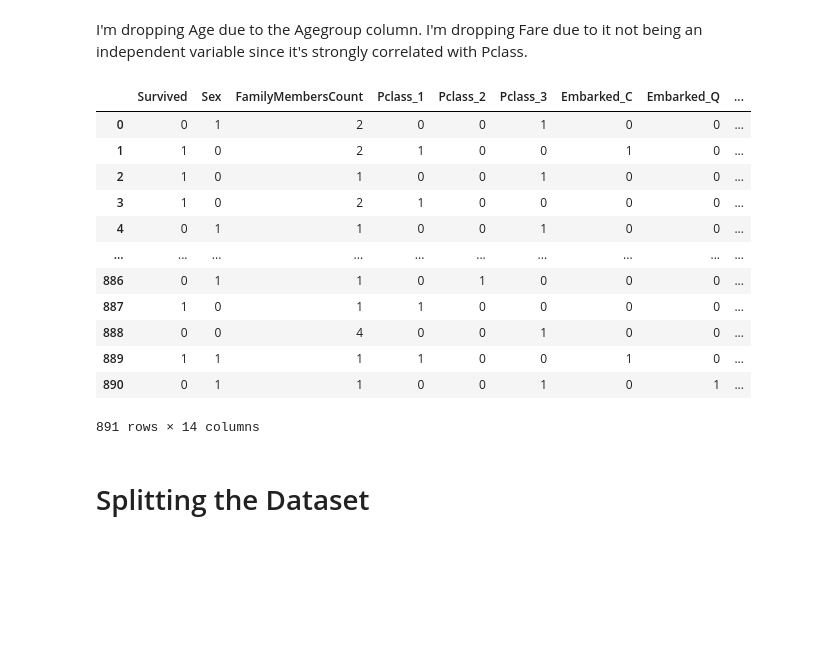
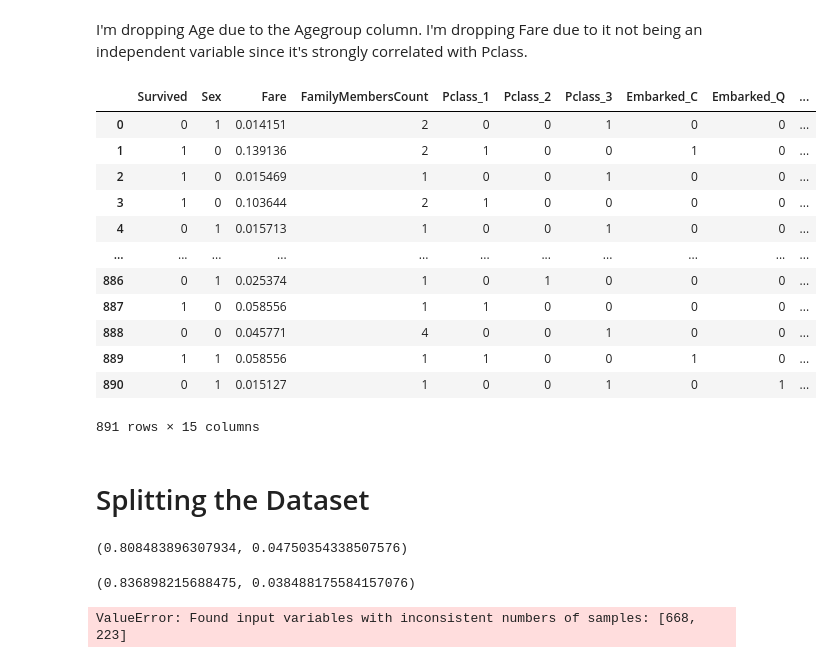
Before and after one commit to Markuski2023/MLGit, a Jupyter notebook: classification.ipynb, the cells around one changed output. Cells and saved outputs as stored; diff of their text form; code cells hidden in the pictures; blank space fills up the shorter version.

```diff
--- a/classification.ipynb
+++ b/classification.ipynb
@@ -254,8 +254,6 @@ def bins(df): # This is kind of feature engineering as well
     return df
 
 def min_max_normalizing(df):
-    df['Age'] = (df['Age'] - df['Age'].min()) / \
-                      (df['Age'].max() - df['Age'].min())
     df['Fare'] = (df['Fare'] - df['Fare'].min()) / \
                       (df['Fare'].max() - df['Fare'].min())
 
@@ -268,6 +266,6 @@ def z_score_normalizing(df):
 
     return df
 
-df = bins(df)
+df = min_max_normalizing(df)
 df
 # %% [output]
@@ -306,6 +304,13 @@ df[['Parch', 'SibSp', 'FamilyMembersCount']]
 | 889 | 0 | 0 | 1 |
 | 890 | 0 | 0 | 1 |
 891 rows × 3 columns
+# %%
+df['AgeGroup'] = 0
+df.loc[df['Age'] < 16.336, 'AgeGroup' ] = 0
+df.loc[(df['Age'] >= 16.336) & (df['Age'] < 32.252), 'AgeGroup'] = 1
+df.loc[(df['Age'] >= 32.252) & (df['Age'] < 48.168), 'AgeGroup'] = 2
+df.loc[(df['Age'] >= 48.168) & (df['Age'] < 64.084), 'AgeGroup'] = 3
+df.loc[df['Age'] >= 64.084, 'AgeGroup'] = 4
 # %%
 # Drop columns no longer used after feature engineering
 df = df.drop(['Parch', 'SibSp'], axis=1)
@@ -471,21 +491,21 @@ This heatmap is a clear indicator that Gender plays a major role in someone's ch
 I'm dropping Age due to the Agegroup column.
 I'm dropping Fare due to it not being an independent variable since it's strongly correlated with Pclass.
 # %%
-df = df.drop(columns=['Age', 'Fare'])
+df = df.drop(columns=['Age'])
 df
 # %% [output]
-|  | Survived | Sex | FamilyMembersCount | Pclass_1 | Pclass_2 | Pclass_3 | Embarked_C | Embarked_Q | ... |
-| 0 | 0 | 1 | 2 | 0 | 0 | 1 | 0 | 0 | ... |
-| 1 | 1 | 0 | 2 | 1 | 0 | 0 | 1 | 0 | ... |
-| 2 | 1 | 0 | 1 | 0 | 0 | 1 | 0 | 0 | ... |
-| 3 | 1 | 0 | 2 | 1 | 0 | 0 | 0 | 0 | ... |
-| 4 | 0 | 1 | 1 | 0 | 0 | 1 | 0 | 0 | ... |
-| ... | ... | ... | ... | ... | ... | ... | ... | ... | ... |
-| 886 | 0 | 1 | 1 | 0 | 1 | 0 | 0 | 0 | ... |
-| 887 | 1 | 0 | 1 | 1 | 0 | 0 | 0 | 0 | ... |
-| 888 | 0 | 0 | 4 | 0 | 0 | 1 | 0 | 0 | ... |
-| 889 | 1 | 1 | 1 | 1 | 0 | 0 | 1 | 0 | ... |
-| 890 | 0 | 1 | 1 | 0 | 0 | 1 | 0 | 1 | ... |
+|  | Survived | Sex | Fare | FamilyMembersCount | Pclass_1 | Pclass_2 | Pclass_3 | Embarked_C | Embarked_Q | ... |
+| 0 | 0 | 1 | 0.014151 | 2 | 0 | 0 | 1 | 0 | 0 | ... |
+| 1 | 1 | 0 | 0.139136 | 2 | 1 | 0 | 0 | 1 | 0 | ... |
+| 2 | 1 | 0 | 0.015469 | 1 | 0 | 0 | 1 | 0 | 0 | ... |
+| 3 | 1 | 0 | 0.103644 | 2 | 1 | 0 | 0 | 0 | 0 | ... |
+| 4 | 0 | 1 | 0.015713 | 1 | 0 | 0 | 1 | 0 | 0 | ... |
+| ... | ... | ... | ... | ... | ... | ... | ... | ... | ... | ... |
+| 886 | 0 | 1 | 0.025374 | 1 | 0 | 1 | 0 | 0 | 0 | ... |
+| 887 | 1 | 0 | 0.058556 | 1 | 1 | 0 | 0 | 0 | 0 | ... |
+| 888 | 0 | 0 | 0.045771 | 4 | 0 | 0 | 1 | 0 | 0 | ... |
+| 889 | 1 | 1 | 0.058556 | 1 | 1 | 0 | 0 | 1 | 0 | ... |
+| 890 | 0 | 1 | 0.015127 | 1 | 0 | 0 | 1 | 0 | 1 | ... |
-891 rows × 14 columns
+891 rows × 15 columns
 # %% [markdown]
 # Splitting the Dataset
@@ -496,0 +516,25 @@ test = val_test.drop(val.index)
+# %%
+from sklearn.model_selection import cross_val_score
+from sklearn.ensemble import RandomForestClassifier
+
+# Train and test random forest classifier with default parameters
+rf_scores = cross_val_score(RandomForestClassifier(), train_X, train_y)
+(rf_scores.mean(), rf_scores.std())
+# %% [output]
+(0.808483896307934, 0.04750354338507576)
+# %%
+from sklearn.model_selection import GridSearchCV
+from sklearn.ensemble import GradientBoostingClassifier
+
+gb_score = cross_val_score(GradientBoostingClassifier(), train_X, train_y)
+(gb_score.mean(), gb_score.std())
+# %% [output]
+(0.836898215688475, 0.038488175584157076)
+# %%
+gb_param = {'learning_rate': [0.05, 0.1, 0.15, 0.2, 0.25, 0.30],
+            'n_estimators': [50, 100, 150, 200, 250, 300]}
+
+gb_grid = GridSearchCV(GradientBoostingClassifier(), gb_param)
+gb_grid.fit(train_X, train_y)
+# %% [output]
+ValueError: Found input variables with inconsistent numbers of samples: [668, 223]
```
Also changed, not shown: parts of 8 cells of this notebook.
